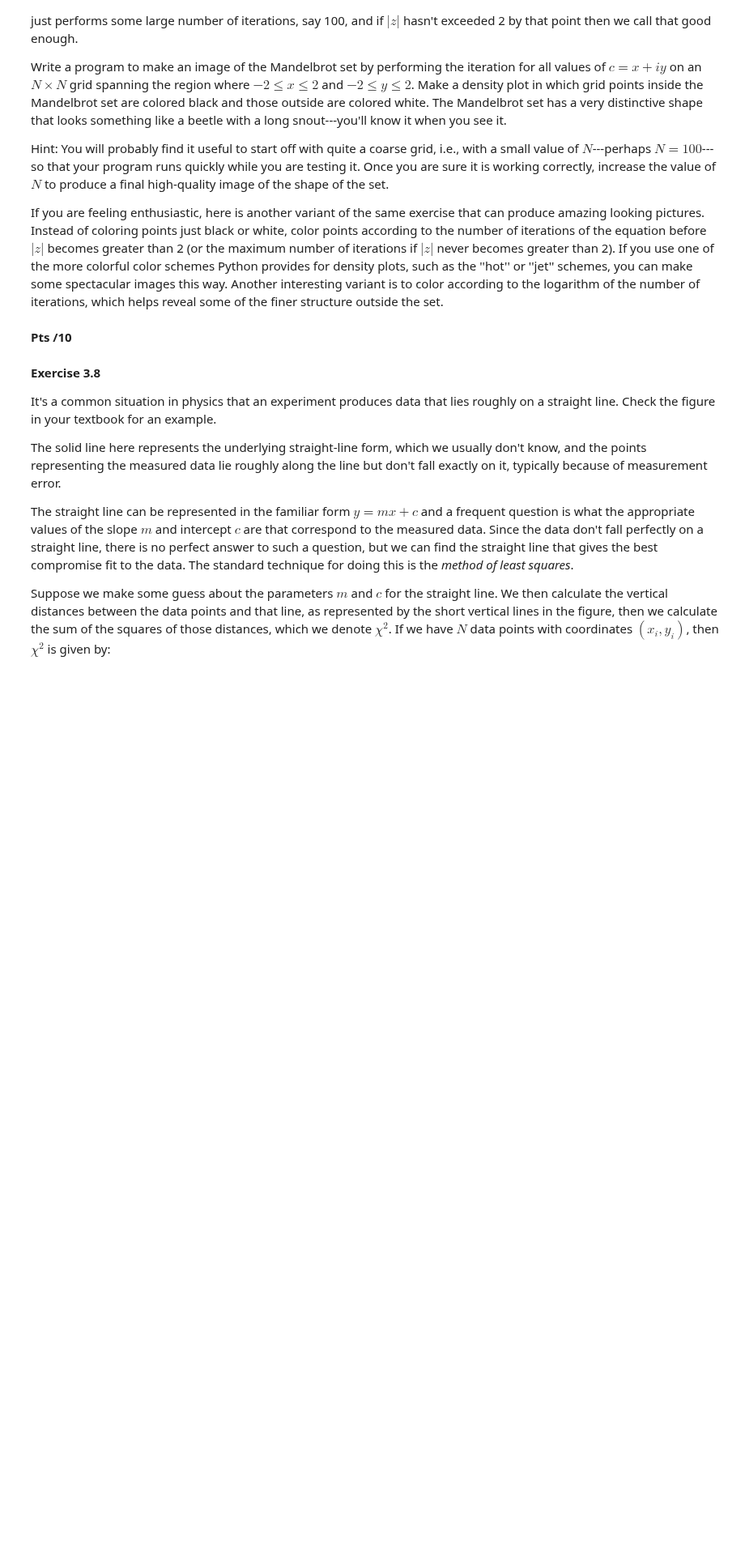
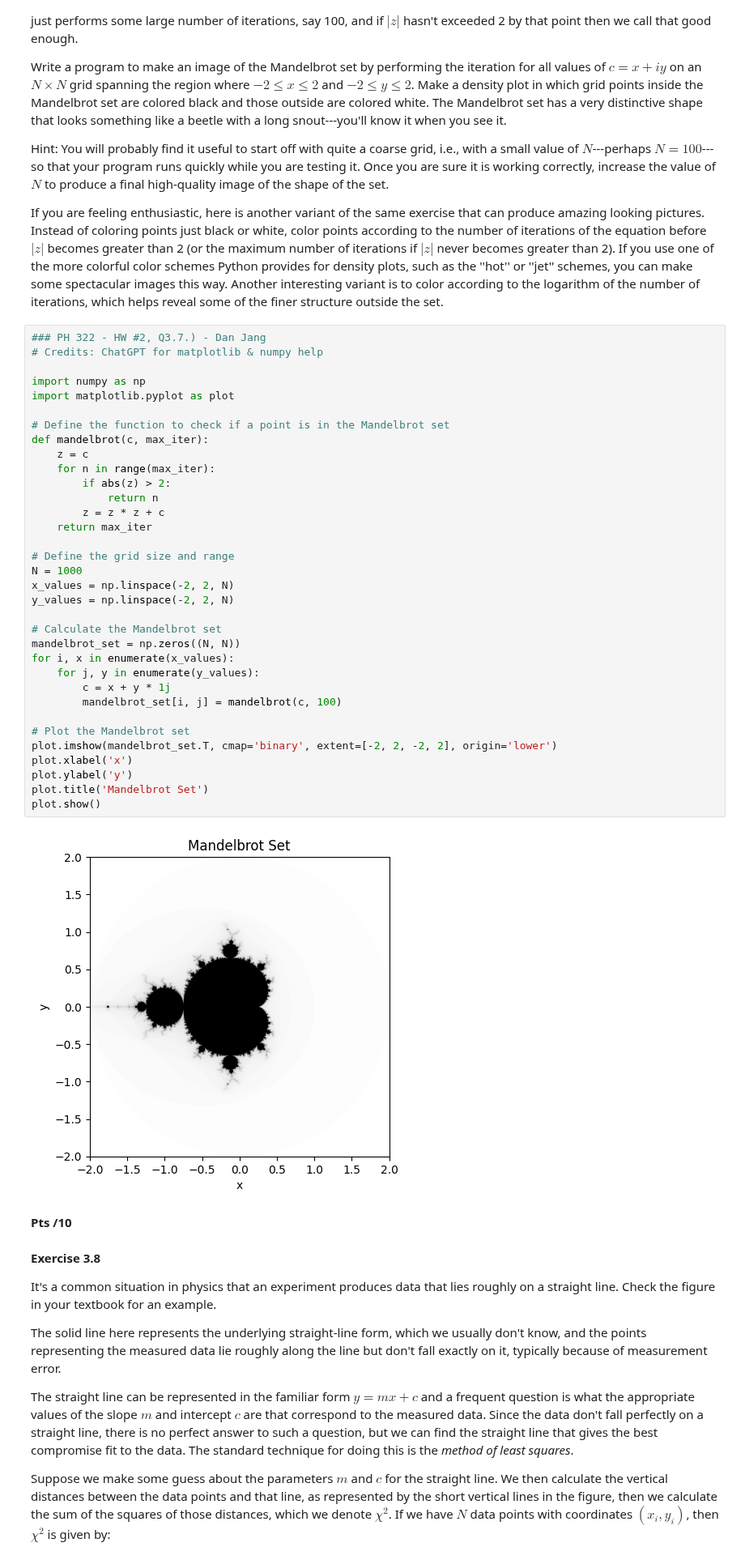
Before and after one commit to DebuggerDan/ph322-computational-physics-sp23, a Jupyter notebook: hw_2_notebook.ipynb, the cells around one changed output. Shown at 81% size. Drawn from its saved outputs; the diff is of its cells as text; blank space fills up the shorter version.

```diff
--- a/hw_2_notebook.ipynb
+++ b/hw_2_notebook.ipynb
@@ -473,6 +513,42 @@ plots, such as the ''hot'' or ''jet'' schemes, you can make
 some spectacular images this way.  Another interesting variant is to color
 according to the logarithm of the number of iterations, which helps reveal
 some of the finer structure outside the set.
+# %%
+### PH 322 - HW #2, Q3.7.) - Dan Jang
+# Credits: ChatGPT for matplotlib & numpy help
+
+import numpy as np
+import matplotlib.pyplot as plot
+
+# Define the function to check if a point is in the Mandelbrot set
+def mandelbrot(c, max_iter):
+    z = c
+    for n in range(max_iter):
+        if abs(z) > 2:
+            return n
+        z = z * z + c
+    return max_iter
+
+# Define the grid size and range
+N = 1000
+x_values = np.linspace(-2, 2, N)
+y_values = np.linspace(-2, 2, N)
+
+# Calculate the Mandelbrot set
+mandelbrot_set = np.zeros((N, N))
+for i, x in enumerate(x_values):
+    for j, y in enumerate(y_values):
+        c = x + y * 1j
+        mandelbrot_set[i, j] = mandelbrot(c, 100)
+
+# Plot the Mandelbrot set
+plot.imshow(mandelbrot_set.T, cmap='binary', extent=[-2, 2, -2, 2], origin='lower')
+plot.xlabel('x')
+plot.ylabel('y')
+plot.title('Mandelbrot Set')
+plot.show()
+# %% [output]
+[figure, added]
 # %% [markdown]
 **Pts /10**
 # %% [markdown]
```
Also changed, not shown: parts of 3 cells of this notebook.
